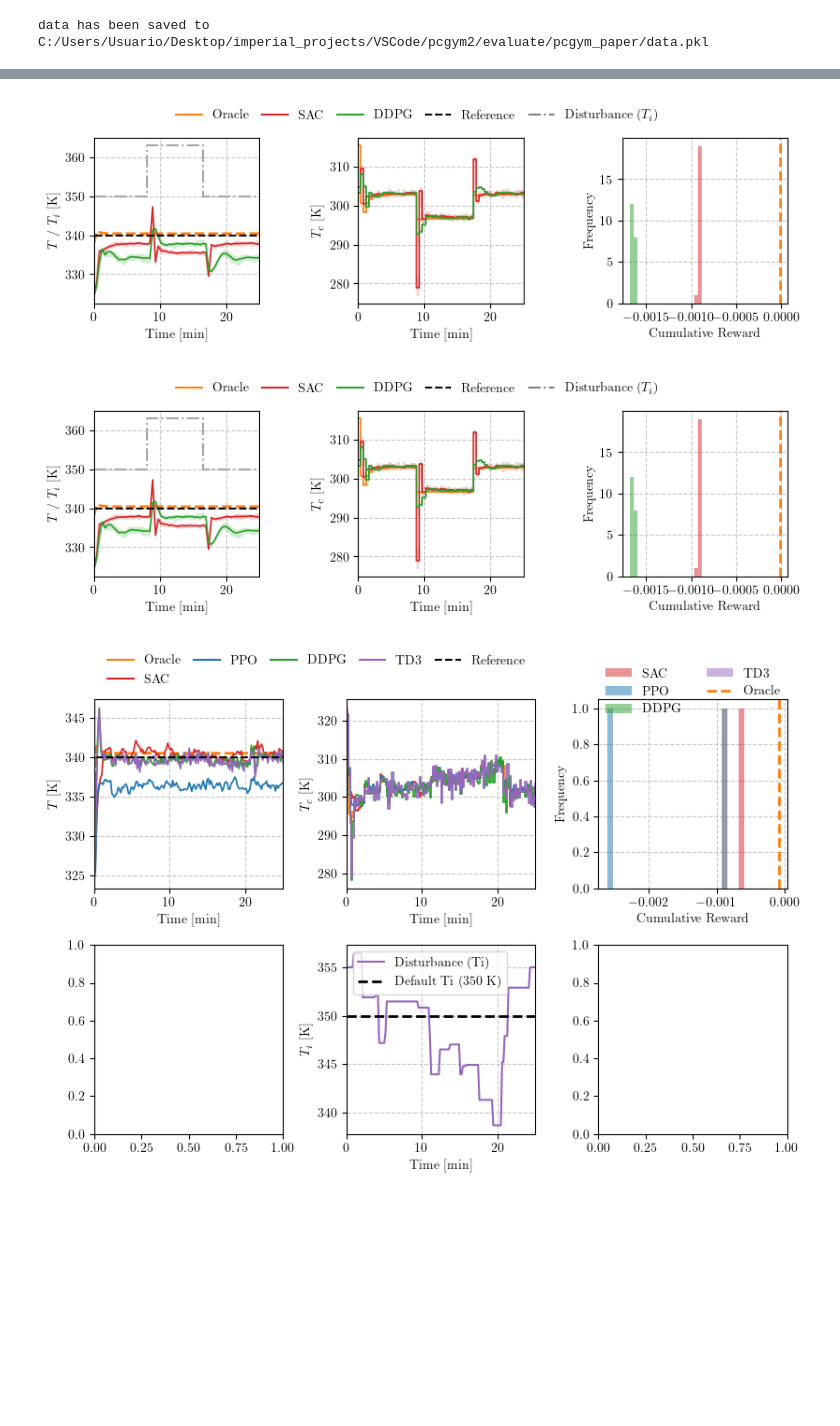
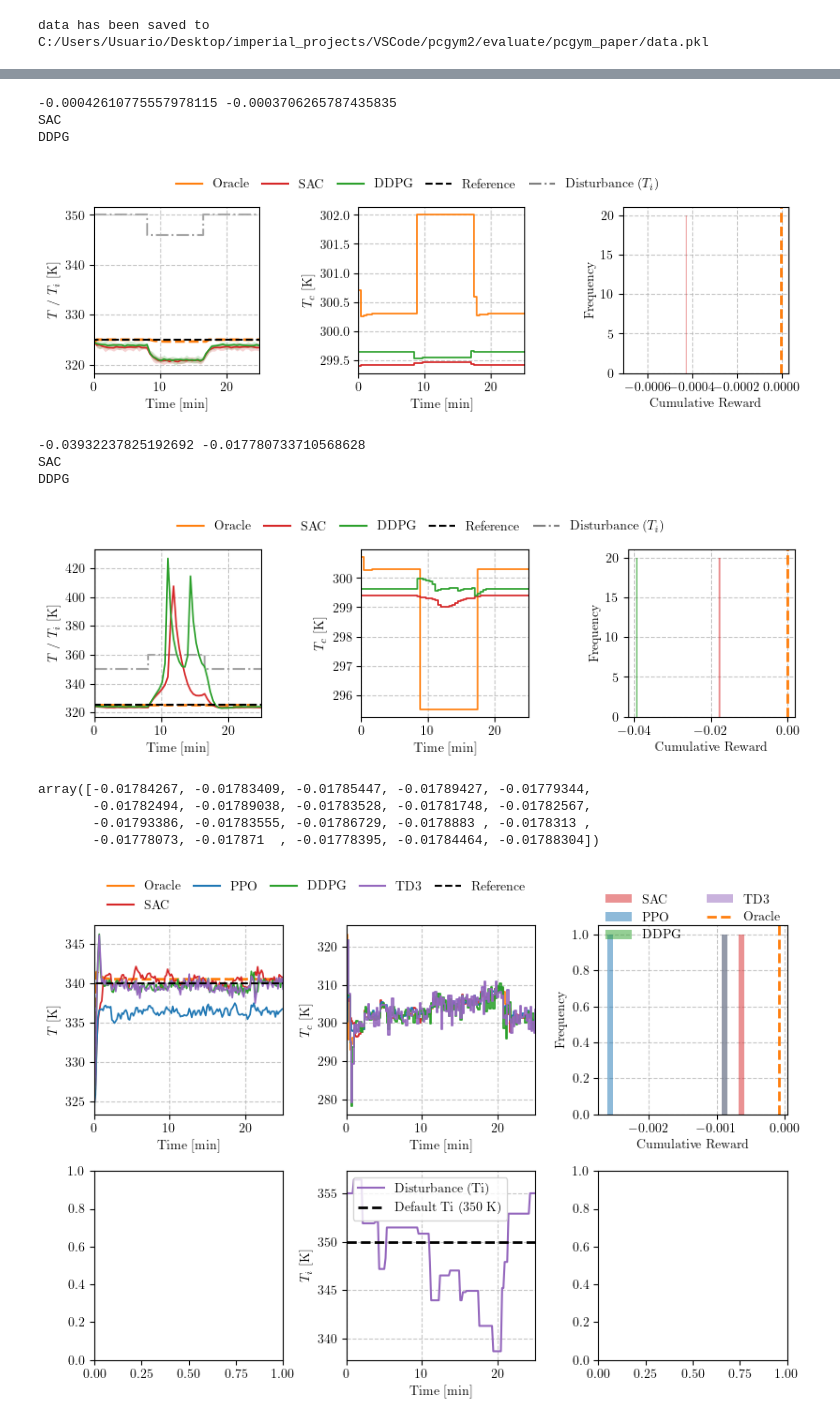
Before and after one commit to MaximilianB2/pc-gym, a Jupyter notebook: pc-gym_paper/disturbance_showcase/EVALUATE/base_eval_mult_disturb_pcgym_paper.ipynb, the cells around one changed output, grey strips where cells are left out. Cells and saved outputs as stored; diff of their text form; code cells hidden in the pictures; blank space fills up the shorter version.

```diff
--- a/pc-gym_paper/disturbance_showcase/EVALUATE/base_eval_mult_disturb_pcgym_paper.ipynb
+++ b/pc-gym_paper/disturbance_showcase/EVALUATE/base_eval_mult_disturb_pcgym_paper.ipynb
@@ -377,11 +370,13 @@ def paper_plot(data, disturbances):
             # Get all rewards excluding Oracle for the histogram
             all_rewards = np.concatenate([data[policy]["r"].sum(axis=1).flatten() for policy in policies if policy != 'oracle'])
             min_reward, max_reward = np.min(all_rewards), np.max(all_rewards)
-            bins = np.linspace(min_reward, max_reward, 20)
-
+            print(np.min(all_rewards), np.max(all_rewards))
+            bins = np.linspace(min_reward-0.00025, max_reward+0.00025, 50)
+            # bins = np.linspace(min_reward, max_reward, 10)
             # Plot histograms for SAC, PPO, DDPG (exclude Oracle)
             for i, policy in enumerate(policies):
                 if policy != 'oracle':  # Skip plotting Oracle as a bar
+                    print(policy)
                     ax.hist(
                         data[policy]["r"].sum(axis=1).flatten(),
                         bins=bins,
@@ -395,7 +390,7 @@ def paper_plot(data, disturbances):
             ax.axvline(x=np.median(data['oracle']["r"].sum(axis=1)), color=cols[0], linestyle='--', linewidth=2, label='Oracle')
             ax.set_ylabel('Frequency')
             ax.set_xlabel('Cumulative Reward')
-
+            # ax.set_xlim( max_reward,min_reward)
 
 
     # Adjust the layout and spacing for a better fit
@@ -408,21 +403,32 @@ def paper_plot(data, disturbances):
 # %%
 # Get the disturbances from the disturbances_list
 # Assuming you want to visualize the disturbances for the 1st evaluation
-eval = 9
+eval = 3
 
 disturbances = disturbances_list[eval]['Ti']
 # print(evaluation_results[0]['SAC']['r'].sum(axis=1).flatten())
 paper_plot(evaluation_results[eval], disturbances)  # Plot the data from the 1st disturbance
 # %% [output]
+-0.00042610775557978115 -0.0003706265787435835
+SAC
+DDPG
-[figure, old version]
+[figure, new version]
 # %%
 # Get the disturbances from the disturbances_list
 # Assuming you want to visualize the disturbances for the 10th evaluation
-disturbances = disturbances_list[9]['Ti']
+disturbances = disturbances_list[0]['Ti']
 
-paper_plot(evaluation_results[9],disturbances)  # Plot the data from the 10th disturbance
+paper_plot(evaluation_results[0],disturbances)  # Plot the data from the 10th disturbance
+evaluation_results[0]['SAC']['r'].sum(axis=1).flatten()
 # %% [output]
+-0.03932237825192692 -0.017780733710568628
+SAC
+DDPG
-[figure, old version]
+[figure, new version]
+array([-0.01784267, -0.01783409, -0.01785447, -0.01789427, -0.01779344,
+       -0.01782494, -0.01789038, -0.01783528, -0.01781748, -0.01782567,
+       -0.01793386, -0.01783555, -0.01786729, -0.0178883 , -0.0178313 ,
+       -0.01778073, -0.017871  , -0.01778395, -0.01784464, -0.01788304])
 # %%
 # Aggregating the data for each policy, except 'oracle'
 aggregated_data = {
```
Also changed, not shown: parts of 6 cells of this notebook, 31 other files.
